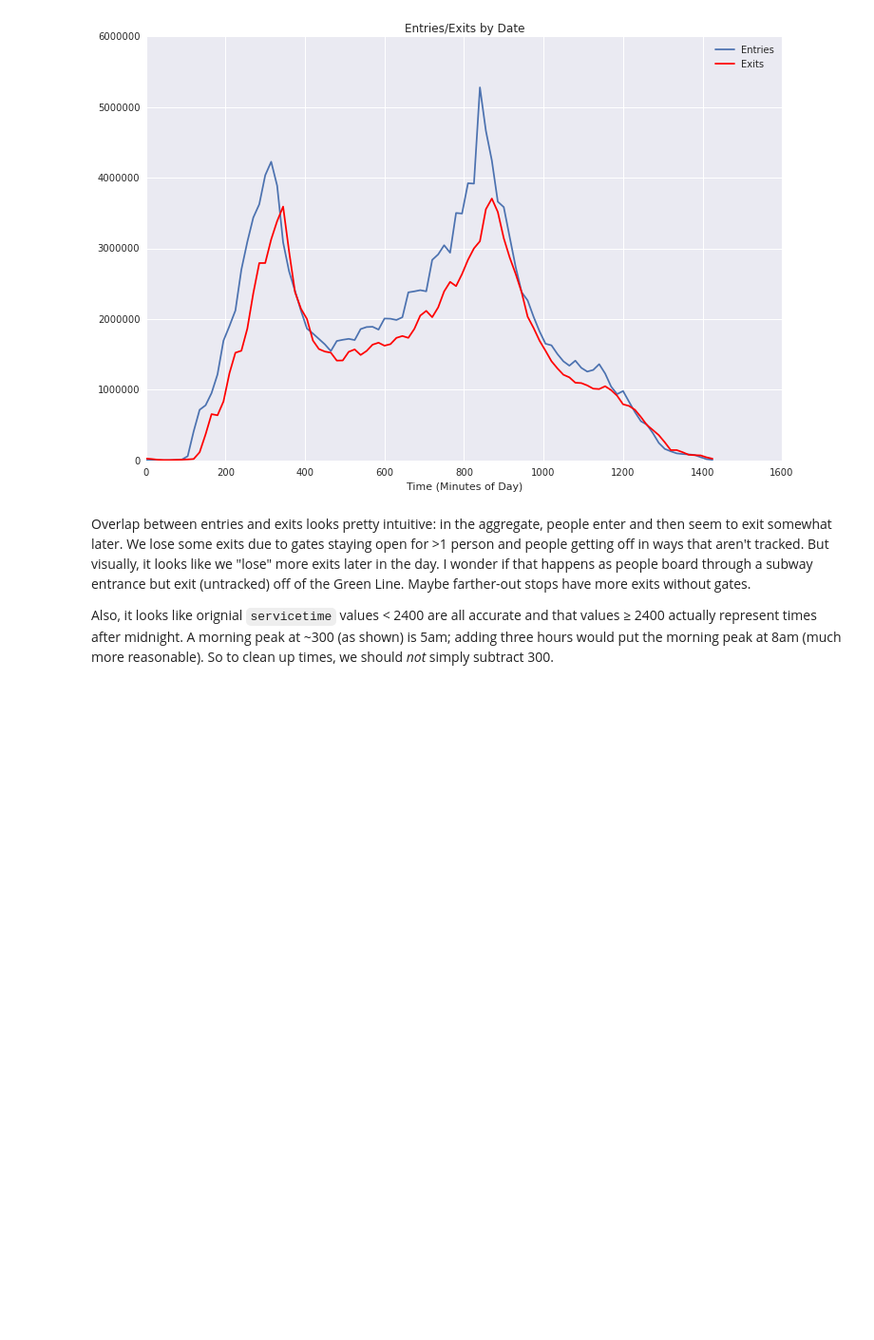
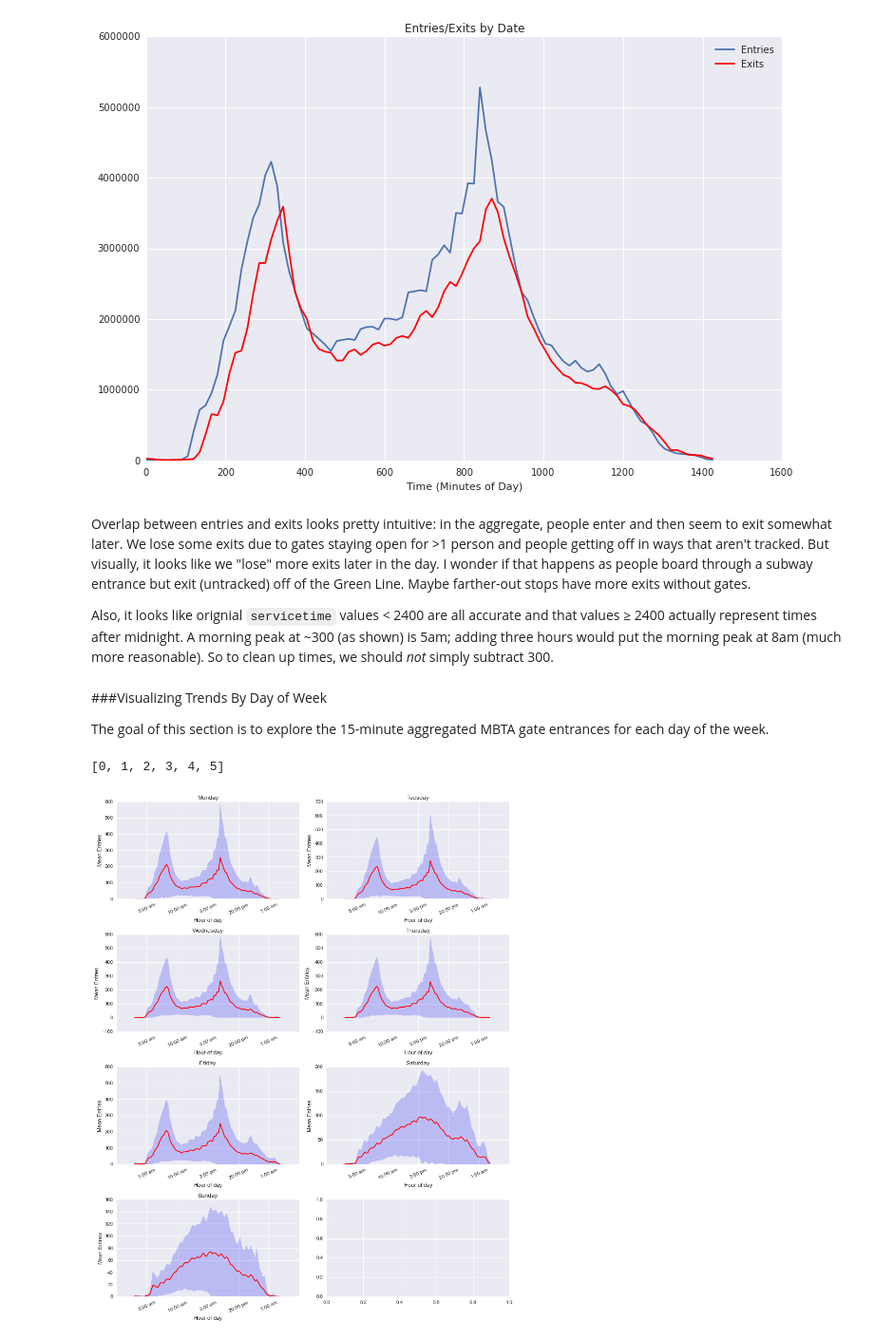
Before and after one commit to azampagl/harvard-capstone, a Jupyter notebook: src/exploration/GateCount_exploratory_fil.ipynb, the cells around one changed output. Shown at 95% size. Cells and saved outputs as stored; diff of their text form; code cells hidden in the pictures; blank space fills up the shorter version.

```diff
--- a/src/exploration/GateCount_exploratory_fil.ipynb
+++ b/src/exploration/GateCount_exploratory_fil.ipynb
@@ -207,3 +164,51 @@ plt.show()
 Overlap between entries and exits looks pretty intuitive: in the aggregate, people enter and then seem to exit somewhat later. We lose some exits due to gates staying open for >1 person and people getting off in ways that aren't tracked. But visually, it looks like we "lose" more exits later in the day. I wonder if that happens as people board through a subway entrance but exit (untracked) off of the Green Line. Maybe farther-out stops have more exits without gates.
 
 Also, it looks like orignial `servicetime` values < 2400 are all accurate and that values ≥ 2400 actually represent times after midnight. A morning peak at ~300 (as shown) is 5am; adding three hours would put the morning peak at 8am (much more reasonable). So to clean up times, we should *not* simply subtract 300.
+# %% [markdown]
+###Visualizing Trends By Day of Week
+
+The goal of this section is to explore the 15-minute aggregated MBTA gate entrances for each day of the week.
+# %%
+# groupby both day of week and time_fraction
+gate_count_by_dow_time = gate_count[['weekday','servicetime_frac','entries']].groupby(['weekday','servicetime_frac'])
+
+#create list of sorted time values
+time_index=sorted(gate_count["servicetime_frac"].unique())
+
+dow_time_mean=gate_count_by_dow_time.agg(np.mean)
+dow_time_std=gate_count_by_dow_time.agg(np.std)
+# %%
+dow_time_mean.loc[0].index
+# %% [output]
+[0, 1, 2, 3, 4, 5]
+# %%
+# When computing confidence intervals, the std dev for some time intervals is so large that the interval
+# encompasses a negative amount of entries. This function just limits the entries to be >=0
+def stay_pos(x):
+    if(x<0):
+        return 0;
+    return x;
+
+fig, axes = plt.subplots(nrows=4, ncols=2, figsize=(12, 15),
+                         tight_layout=True)
+#print axes.ravel()
+days=['Monday','Tuesday','Wednesday','Thursday','Friday','Saturday','Sunday']
+for ax, day in zip(axes.ravel(), range(7)):
+
+    ax.plot( dow_time_mean.loc[day].index, dow_time_mean.loc[day]['entries'], color='r', )
+
+    upper=(dow_time_mean.loc[day]['entries'] + dow_time_std.loc[day]['entries']).values
+
+    lower=(dow_time_mean.loc[day]['entries'] - dow_time_std.loc[day]['entries']).values
+    lower=map(stay_pos,lower)
+
+    ax.fill_between(dow_time_mean.loc[day].index, upper, lower, color='b', alpha=.2)
+
+    labels=['','5:00 am','10:00 am','3:00 pm','20:00 pm','1:00 am','']
+
+    ax.xaxis.set_ticklabels(labels,rotation=25)
+    ax.set_ylabel('Mean Entries')
+    ax.set_xlabel('Hour of day')
+    ax.set_title(days[day])
+# %% [output]
+[figure, added]
```
Also changed, not shown: parts of 10 cells of this notebook.
